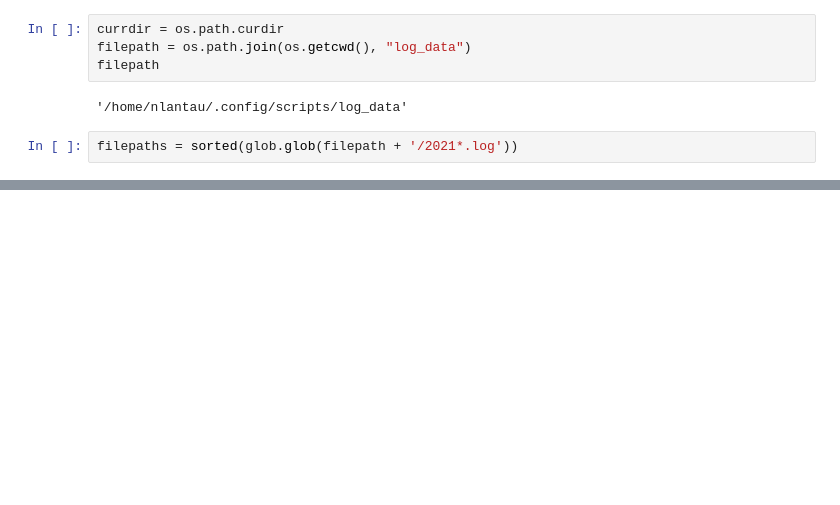
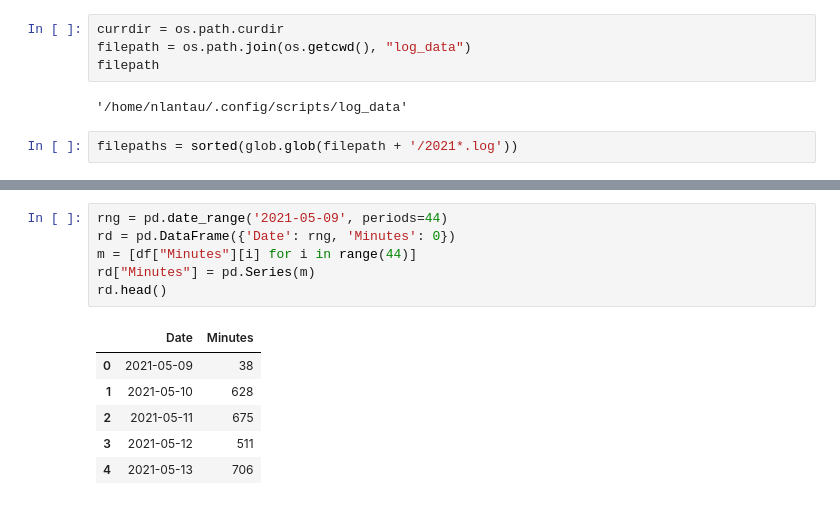
Before and after one commit to nlantau/dotfiles_arch, a Jupyter notebook: .config/scripts/log_graph_pd.ipynb, the cells around one changed output, grey strips where cells are left out. Drawn from its saved outputs; the diff is of its cells as text; blank space fills up the shorter version.

```diff
--- a/.config/scripts/log_graph_pd.ipynb
+++ b/.config/scripts/log_graph_pd.ipynb
@@ -52,0 +41,13 @@ dates
+# %%
+rng = pd.date_range('2021-05-09', periods=44)
+rd = pd.DataFrame({'Date': rng, 'Minutes': 0})
+m = [df["Minutes"][i] for i in range(44)]
+rd["Minutes"] = pd.Series(m)
+rd.head()
+# %% [output]
+|  | Date | Minutes |
+| 0 | 2021-05-09 | 38 |
+| 1 | 2021-05-10 | 628 |
+| 2 | 2021-05-11 | 675 |
+| 3 | 2021-05-12 | 511 |
+| 4 | 2021-05-13 | 706 |
```
Also changed, not shown: parts of 9 cells of this notebook, 1 other file.
